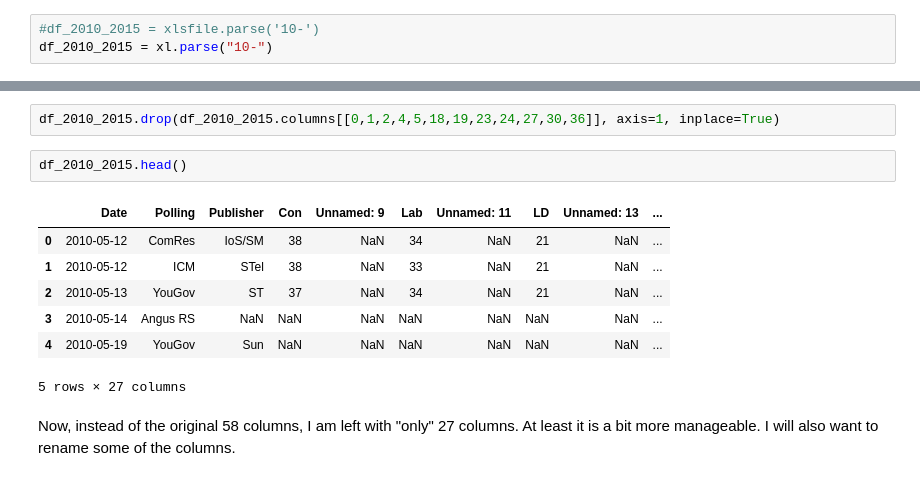
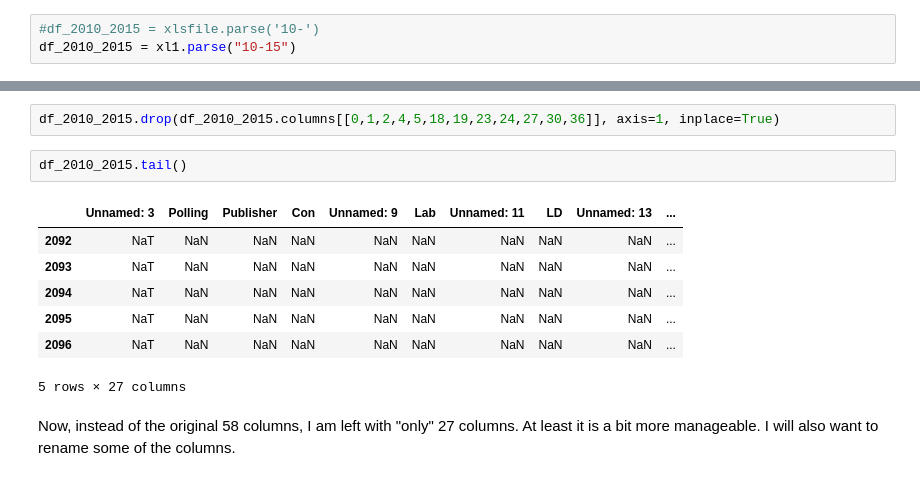
Before and after one commit to maclamont/UKElections, a Jupyter notebook: PollingData.ipynb, the cells around one changed output, grey strips where cells are left out. Cells and saved outputs as stored; diff of their text form.

```diff
--- a/PollingData.ipynb
+++ b/PollingData.ipynb
@@ -44,7 +44,7 @@ xl1.sheet_names
 Now, this file comprises many sheets.  Most of the sheets separate the polling into different year ranges.  The first one I will look at is the most recent, which is 2010 onwards.  To do this, I parse by the sheet name, which is "10-"
 # %%
 #df_2010_2015 = xlsfile.parse('10-')
-df_2010_2015 = xl.parse("10-")
+df_2010_2015 = xl1.parse("10-15")
 # %%
 df_2010_2015
 # %% [output]
@@ -174,14 +174,14 @@ Now I can drop the rest by index value
 # %%
 df_2010_2015.drop(df_2010_2015.columns[[0,1,2,4,5,18,19,23,24,27,30,36]], axis=1, inplace=True)
 # %%
-df_2010_2015.head()
+df_2010_2015.tail()
 # %% [output]
-|  | Date | Polling | Publisher | Con | Unnamed: 9 | Lab | Unnamed: 11 | LD | Unnamed: 13 | ... |
-| 0 | 2010-05-12 | ComRes | IoS/SM | 38 | NaN | 34 | NaN | 21 | NaN | ... |
-| 1 | 2010-05-12 | ICM | STel | 38 | NaN | 33 | NaN | 21 | NaN | ... |
-| 2 | 2010-05-13 | YouGov | ST | 37 | NaN | 34 | NaN | 21 | NaN | ... |
-| 3 | 2010-05-14 | Angus RS | NaN | NaN | NaN | NaN | NaN | NaN | NaN | ... |
-| 4 | 2010-05-19 | YouGov | Sun | NaN | NaN | NaN | NaN | NaN | NaN | ... |
+|  | Unnamed: 3 | Polling | Publisher | Con | Unnamed: 9 | Lab | Unnamed: 11 | LD | Unnamed: 13 | ... |
+| 2092 | NaT | NaN | NaN | NaN | NaN | NaN | NaN | NaN | NaN | ... |
+| 2093 | NaT | NaN | NaN | NaN | NaN | NaN | NaN | NaN | NaN | ... |
+| 2094 | NaT | NaN | NaN | NaN | NaN | NaN | NaN | NaN | NaN | ... |
+| 2095 | NaT | NaN | NaN | NaN | NaN | NaN | NaN | NaN | NaN | ... |
+| 2096 | NaT | NaN | NaN | NaN | NaN | NaN | NaN | NaN | NaN | ... |
 5 rows × 27 columns
 # %% [markdown]
 Now, instead of the original 58 columns, I am left with "only" 27 columns.  At least it is a bit more manageable.  I will also want to rename some of the columns.
```
Also changed, not shown: parts of 18 cells of this notebook, 5 other files.
